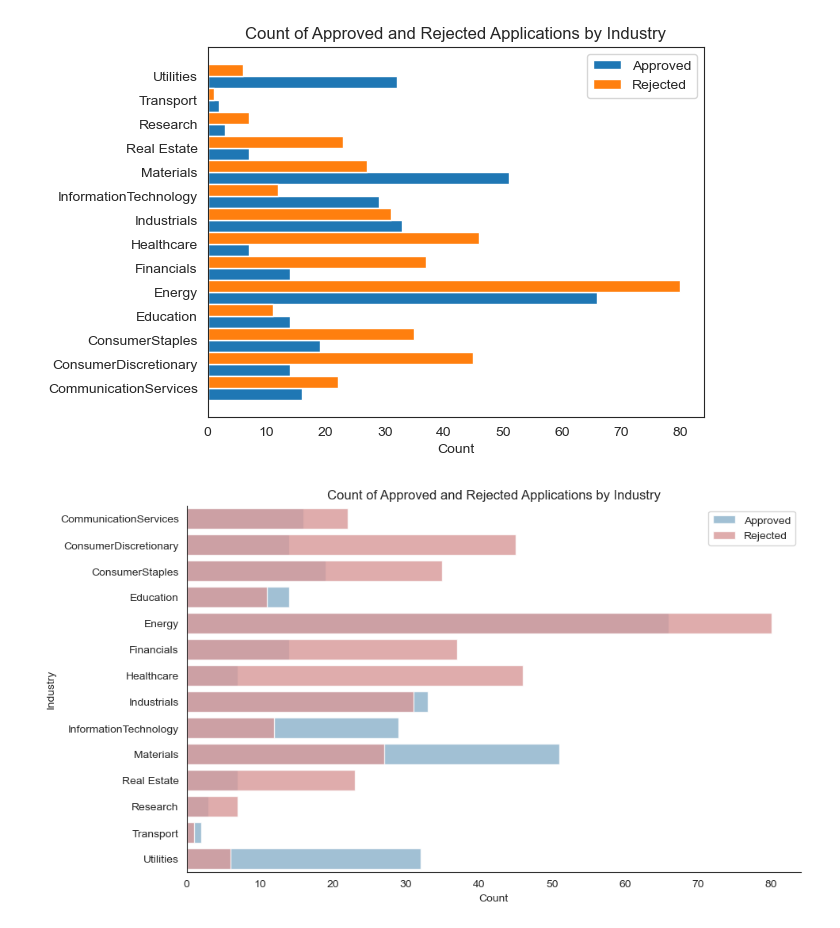
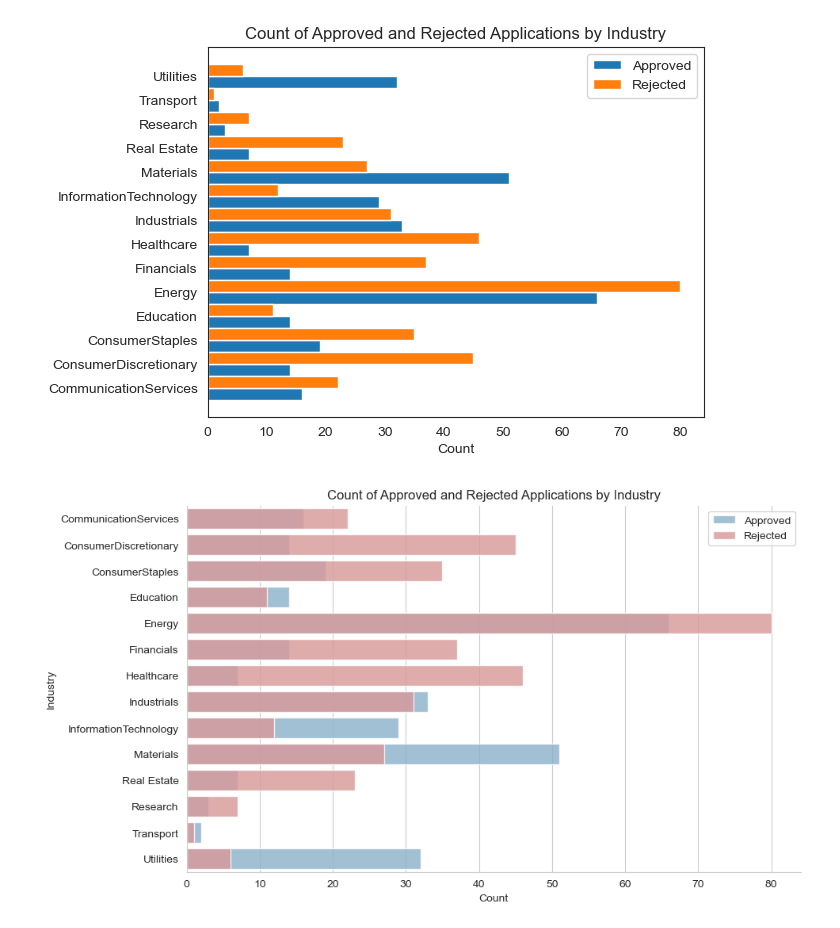
Before and after one commit to georgemcculloch/Data-Viz, a Jupyter notebook: Credit-Card-Approvals/ccdf.ipynb, the cells around one changed output. Cells and saved outputs as stored; diff of their text form; code cells hidden in the pictures.

```diff
--- a/Credit-Card-Approvals/ccdf.ipynb
+++ b/Credit-Card-Approvals/ccdf.ipynb
@@ -105,17 +105,17 @@ plt.show()
 # %%
 # make it look nicer?
 plt.figure(figsize=(10, 6))
 
-sns.set_style("white")
+sns.set_style("whitegrid")
 
 sns.barplot(x=approved_counts, y=categories, color='#7FB3D5', label='Approved', alpha=0.8)
 sns.barplot(x=rejected_counts, y=categories, color='#E18E8E', label='Rejected', alpha=0.8)
 
 plt.xlabel('Count')
 plt.ylabel('Industry')
 plt.title('Count of Approved and Rejected Applications by Industry')
 plt.legend()
 sns.despine()
 plt.show()
 # %% [output]
-[figure, old version]
+[figure, new version]
```
